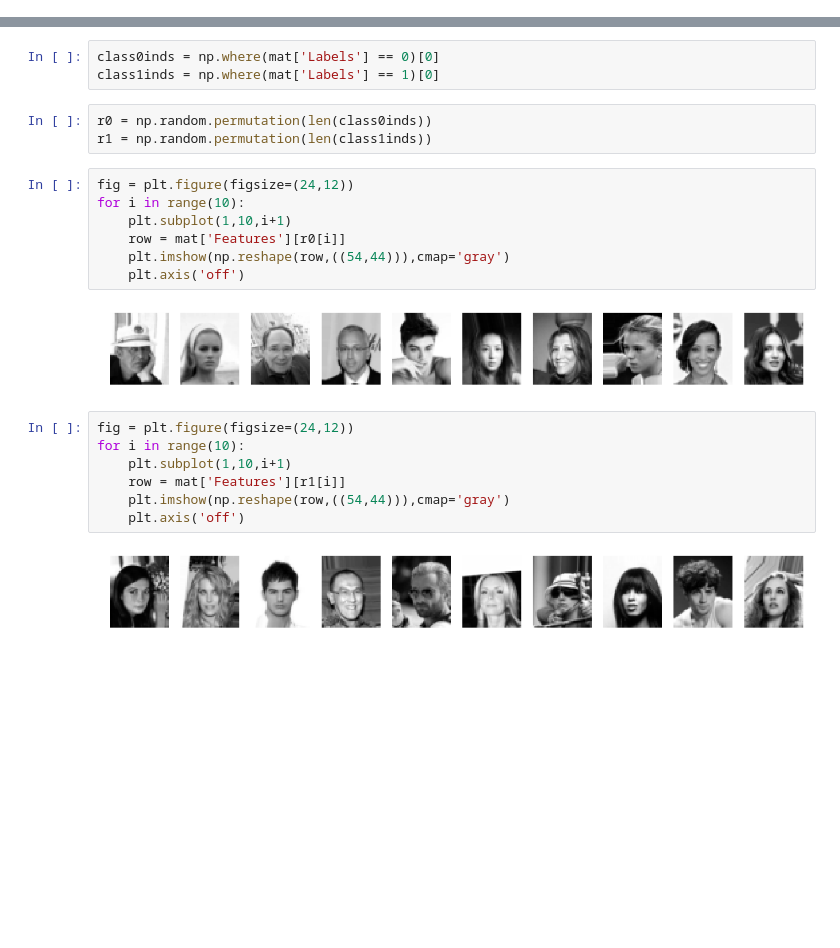
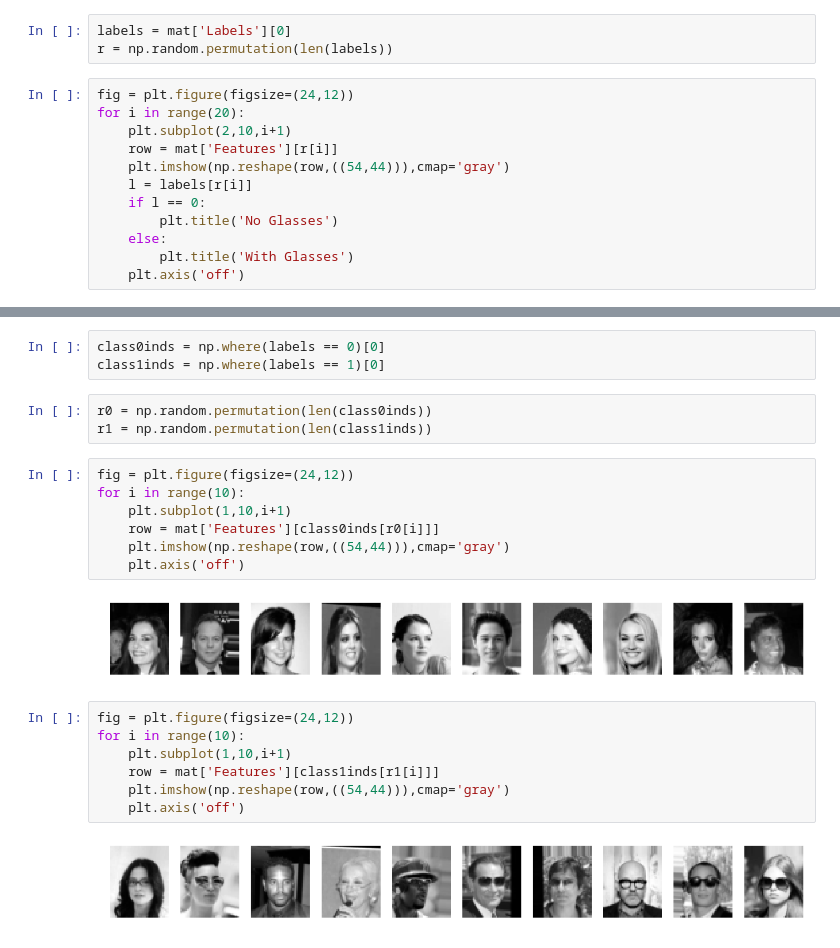
Before and after one commit to ubdsgroup/mlcourse-ub-notebooks, a Jupyter notebook: notebooks/ProgrammingAssignment1.ipynb, the cells around one changed output, grey strips where cells are left out. Cells and saved outputs as stored; diff of their text form; blank space fills up the shorter version.

```diff
--- a/notebooks/ProgrammingAssignment1.ipynb
+++ b/notebooks/ProgrammingAssignment1.ipynb
@@ -99,3 +99,18 @@ array([ 1,  2,  3,  4,  5,  6,  7,  8,  9, 10], dtype=uint8)
 Go here for more information - <a href="http://mmlab.ie.cuhk.edu.hk/projects/CelebA.html">http://mmlab.ie.cuhk.edu.hk/projects/CelebA.html</a>
 # %%
 mat = loadmat('/Users/chandola/Teaching/ubmlcourse/notebooks/data/face_all.mat')
+# %%
+labels = mat['Labels'][0]
+r = np.random.permutation(len(labels))
+# %%
+fig = plt.figure(figsize=(24,12))
+for i in range(20):
+    plt.subplot(2,10,i+1)
+    row = mat['Features'][r[i]]
+    plt.imshow(np.reshape(row,((54,44))),cmap='gray')
+    l = labels[r[i]]
+    if l == 0:
+        plt.title('No Glasses')
+    else:
+        plt.title('With Glasses')
+    plt.axis('off')
@@ -102,24 +119,24 @@ mat = loadmat('/Users/chandola/Teaching/ubmlcourse/notebooks/data/face_all.mat')
 # %%
-class0inds = np.where(mat['Labels'] == 0)[0]
-class1inds = np.where(mat['Labels'] == 1)[0]
+class0inds = np.where(labels == 0)[0]
+class1inds = np.where(labels == 1)[0]
 # %%
 r0 = np.random.permutation(len(class0inds))
 r1 = np.random.permutation(len(class1inds))
 # %%
 fig = plt.figure(figsize=(24,12))
 for i in range(10):
     plt.subplot(1,10,i+1)
-    row = mat['Features'][r0[i]]
+    row = mat['Features'][class0inds[r0[i]]]
     plt.imshow(np.reshape(row,((54,44))),cmap='gray')
     plt.axis('off')
 # %% [output]
-[figure, old version]
+[figure, new version]
 # %%
 fig = plt.figure(figsize=(24,12))
 for i in range(10):
     plt.subplot(1,10,i+1)
-    row = mat['Features'][r1[i]]
+    row = mat['Features'][class1inds[r1[i]]]
     plt.imshow(np.reshape(row,((54,44))),cmap='gray')
     plt.axis('off')
 # %% [output]
-[figure, old version]
+[figure, new version]
```
Also changed, not shown: parts of 1 cell of this notebook.
